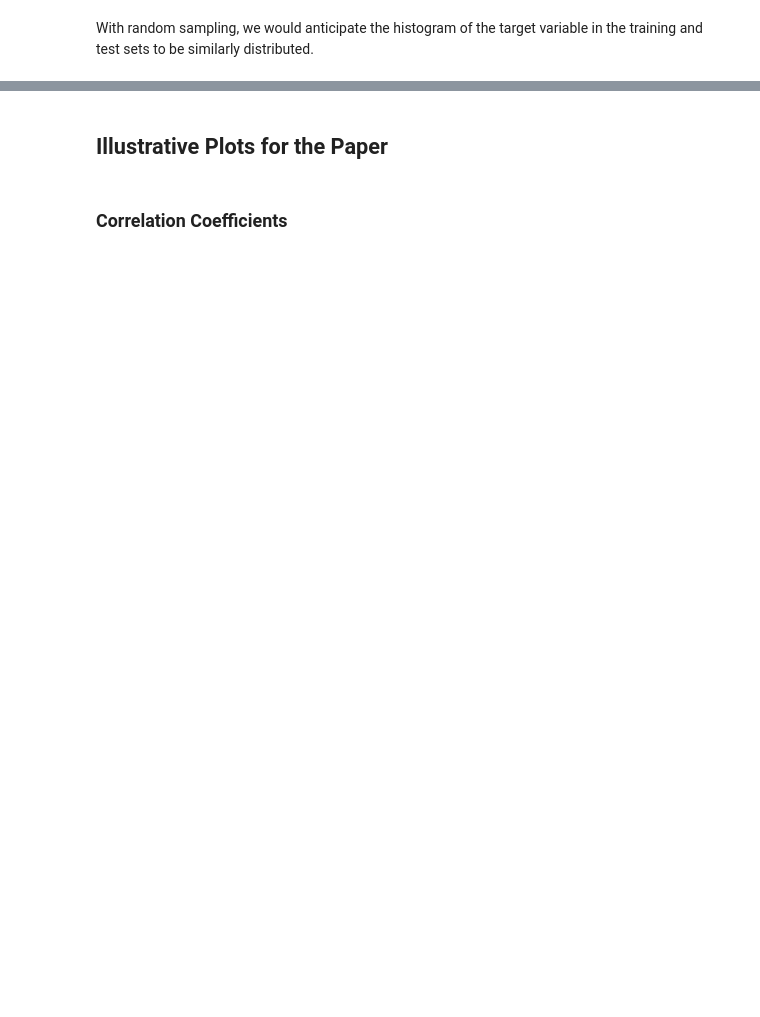
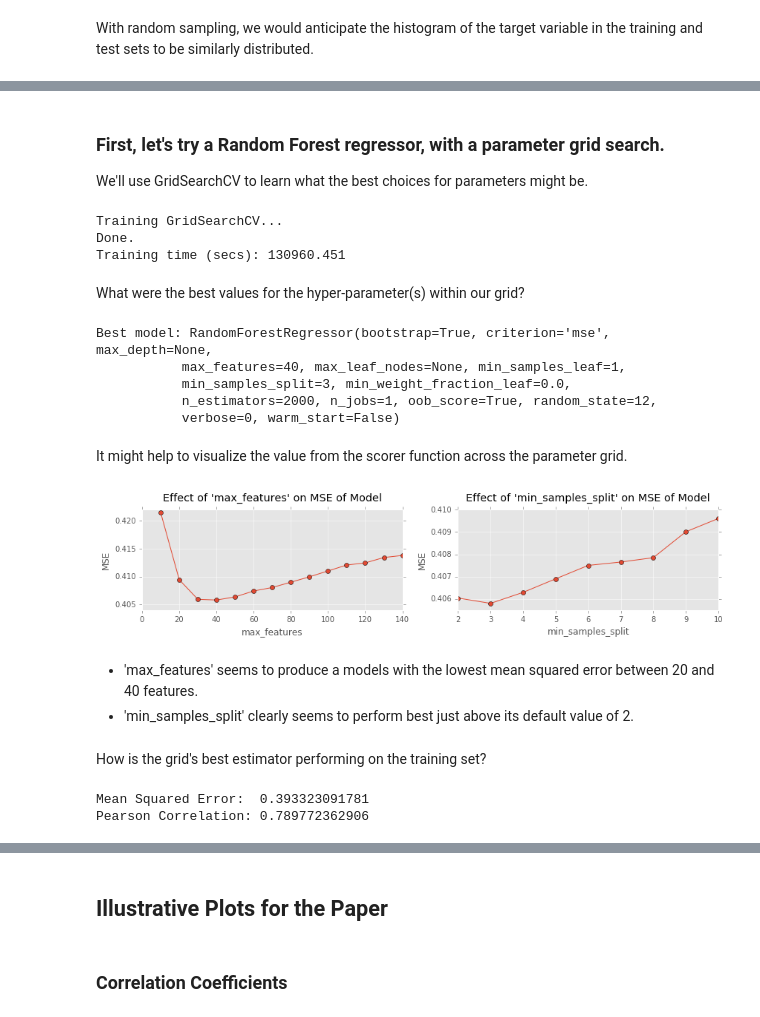
Before and after one commit to rcalme/udacity-capstone, a Jupyter notebook: Notebook/DataInvestigation.ipynb, the cells around one changed output, grey strips where cells are left out. Drawn from its saved outputs; the diff is of its cells as text; code cells hidden in the pictures; blank space fills up the shorter version.

```diff
--- a/Notebook/DataInvestigation.ipynb
+++ b/Notebook/DataInvestigation.ipynb
@@ -267,0 +218,79 @@ plt.show()
+# %% [markdown]
+### First, let's try a Random Forest regressor, with a parameter grid search.
+
+We'll use GridSearchCV to learn what the best choices for parameters might be.
+# %%
+# Random Forest is a tree-based learner.
+from sklearn.ensemble import RandomForestRegressor
+random_forest_reg = RandomForestRegressor(
+    n_estimators=2000,
+    oob_score=True,
+    random_state=12)
+# We'll mess with some parameters in our grid search.
+# A smart choice for max_features is sqrt(num_features).
+# For our 159 features, that would be 12.6, so I'm starting in that range.
+parameters = {
+    'max_features': np.arange(10,150,10),
+    'min_samples_split': np.arange(2,11,1)
+}
+# We'll use MSE as our function to determine the winner in the grid search
+mse_scorer = make_scorer(mean_squared_error, greater_is_better=False)
+# Set up the grid search, using "base" data in 10 folds
+rf_grid = GridSearchCV(random_forest_reg, parameters, scoring=mse_scorer, cv=kf)
+# %%
+# Fit model to training data - this will take a while.
+train(rf_grid, X_train, y_train)
+# %% [output]
+Training GridSearchCV...
+Done.
+Training time (secs): 130960.451
+# %% [markdown]
+What were the best values for the hyper-parameter(s) within our grid?
+# %%
+# Let's print which parameter(s) were chosen as the best in the grid
+print "\nBest model: {}".format(rf_grid.best_estimator_)
+# %% [output]
+Best model: RandomForestRegressor(bootstrap=True, criterion='mse', max_depth=None,
+           max_features=40, max_leaf_nodes=None, min_samples_leaf=1,
+           min_samples_split=3, min_weight_fraction_leaf=0.0,
+           n_estimators=2000, n_jobs=1, oob_score=True, random_state=12,
+           verbose=0, warm_start=False)
+# %% [markdown]
+It might help to visualize the value from the scorer function across the parameter grid.
+# %%
+# Subset the grid_scores_ list to isolate one dependent variable
+f, (max_features, min_samples_split) = plt.subplots(1, 2, figsize=(12, 3))
+
+# First plot 'max_features'
+models = zip(*[(abs(mean), std, p['max_features'])
+    for p, mean, std in [x for x in rf_grid.grid_scores_ if x[0]['min_samples_split'] == 3]])
+max_features.plot(models[2],models[0],'o-')
+max_features.set_title("Effect of 'max_features' on MSE of Model", y=1.05)
+max_features.set_xlabel("max_features")
+max_features.set_ylabel("MSE")
+
+# then plot 'min_samples_split'
+models = zip(*[(abs(mean), std, p['min_samples_split'])
+    for p, mean, std in [x for x in rf_grid.grid_scores_ if x[0]['max_features'] == 40]])
+min_samples_split.plot(models[2],models[0],'o-')
+min_samples_split.set_title("Effect of 'min_samples_split' on MSE of Model", y=1.05)
+min_samples_split.set_xlabel("min_samples_split")
+min_samples_split.set_ylabel("MSE")
+f.tight_layout(h_pad=10.05)
+f.show()
+# %% [output]
+[figure, added]
+# %% [markdown]
+* 'max_features' seems to produce a models with the lowest mean squared error between 20 and 40 features.
+* 'min_samples_split' clearly seems to perform best just above its default value of 2.
+# %% [markdown]
+How is the grid's best estimator performing on the training set?
+# %%
+# You cannot predict with the training set with Random Forest or
+# you will get wildly optimistic performance. Here I use the
+# out-of-bag predictions to show a more realistic performance on the training set.
+print "Mean Squared Error:  {}".format(mean_squared_error(y_train, rf_grid.best_estimator_.oob_prediction_))
+print "Pearson Correlation: {}".format(pearsonr(y_train, rf_grid.best_estimator_.oob_prediction_)[0])
+# %% [output]
+Mean Squared Error:  0.393323091781
+Pearson Correlation: 0.789772362906
```
Also changed, not shown: parts of 39 cells of this notebook.
